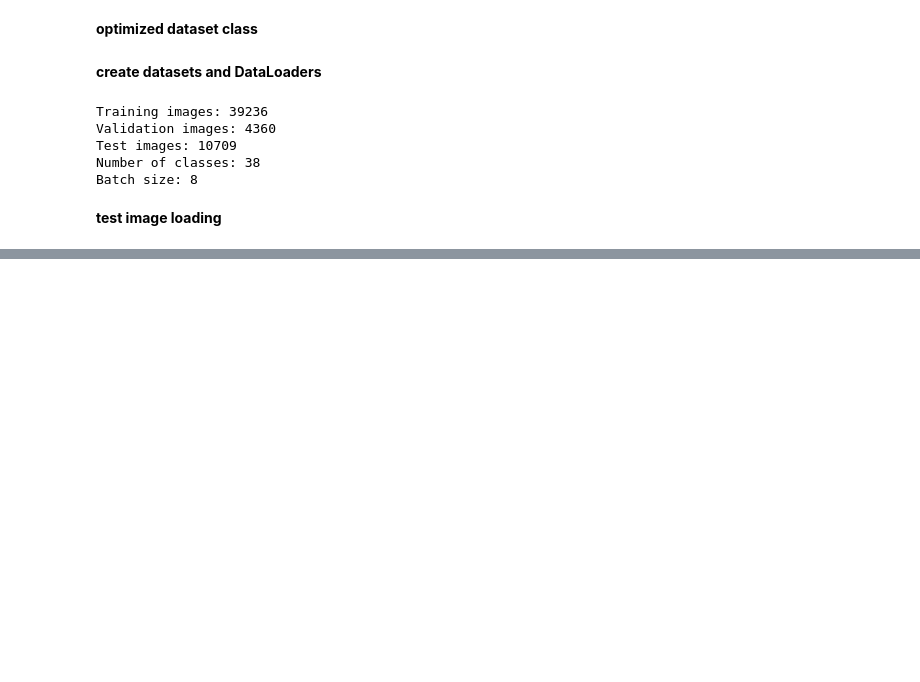
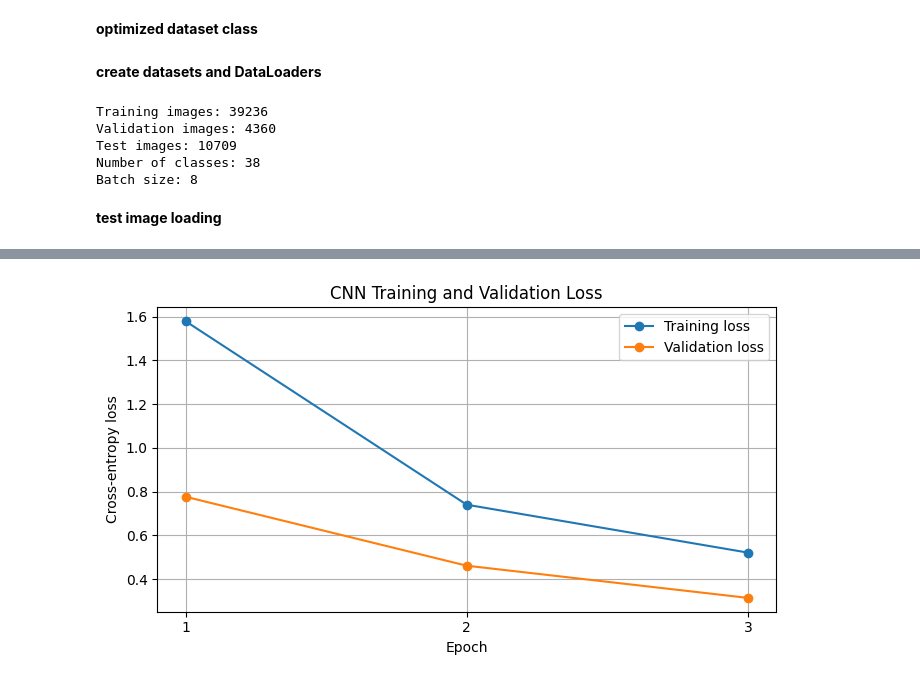
Before and after one commit to Rivier-Computer-Science/FA26-COMP-671-Kodavantiganti, a Jupyter notebook: notebooks/plant_disease_detection.ipynb, the cells around one changed output, grey strips where cells are left out. Drawn from its saved outputs; the diff is of its cells as text; code cells hidden in the pictures; blank space fills up the shorter version.

```diff
--- a/notebooks/plant_disease_detection.ipynb
+++ b/notebooks/plant_disease_detection.ipynb
@@ -456,0 +545,17 @@ All dataset and image-loading checks passed.
+# %%
+
+import torch.optim as optim
+
+criterion = nn.CrossEntropyLoss()
+
+optimizer = optim.Adam(
+    model.parameters(),
+    lr=0.001
+)
+
+num_epochs = 3
+
+print("Loss function:", criterion)
+print("Optimizer:", optimizer.__class__.__name__)
+print("Learning rate:", optimizer.param_groups[0]["lr"])
+print("Epochs:", num_epochs)
@@ -456,0 +653,62 @@ All dataset and image-loading checks passed.
+# %%
+
+import os
+import json
+import matplotlib.pyplot as plt
+
+os.makedirs("results", exist_ok=True)
+os.makedirs("models", exist_ok=True)
+
+# Save trained model weights and training configuration
+torch.save(
+    {
+        "model_state_dict": model.state_dict(),
+        "num_classes": len(class_names),
+        "class_names": class_names,
+        "epochs": num_epochs,
+        "learning_rate": optimizer.param_groups[0]["lr"]
+    },
+    "models/cnn_baseline.pth"
+)
+
+# Save training history
+with open("results/cnn_training_history.json", "w") as f:
+    json.dump(history, f, indent=2)
+
+print("Model saved: models/cnn_baseline.pth")
+print("History saved: results/cnn_training_history.json")
+
+# Plot training and validation loss
+epochs = range(1, len(history["train_loss"]) + 1)
+
+plt.figure(figsize=(7, 4))
+plt.plot(epochs, history["train_loss"], marker="o", label="Training loss")
+plt.plot(epochs, history["val_loss"], marker="o", label="Validation loss")
+plt.xlabel("Epoch")
+plt.ylabel("Cross-entropy loss")
+plt.title("CNN Training and Validation Loss")
+plt.xticks(list(epochs))
+plt.legend()
+plt.grid(True)
+plt.tight_layout()
+plt.savefig("results/cnn_loss_curves.png", dpi=150)
+plt.show()
+
+# Plot validation accuracy
+plt.figure(figsize=(7, 4))
+plt.plot(
+    epochs,
+    [value * 100 for value in history["val_accuracy"]],
+    marker="o"
+)
+plt.xlabel("Epoch")
+plt.ylabel("Validation accuracy (%)")
+plt.title("CNN Validation Accuracy")
+plt.xticks(list(epochs))
+plt.grid(True)
+plt.tight_layout()
+plt.savefig("results/cnn_validation_accuracy.png", dpi=150)
+plt.show()
+
+print("Training plots saved in results/.")
+# %% [output]
@@ -456,0 +717 @@ All dataset and image-loading checks passed.
+[figure, added]
```
Also changed, not shown: parts of 19 cells of this notebook.
